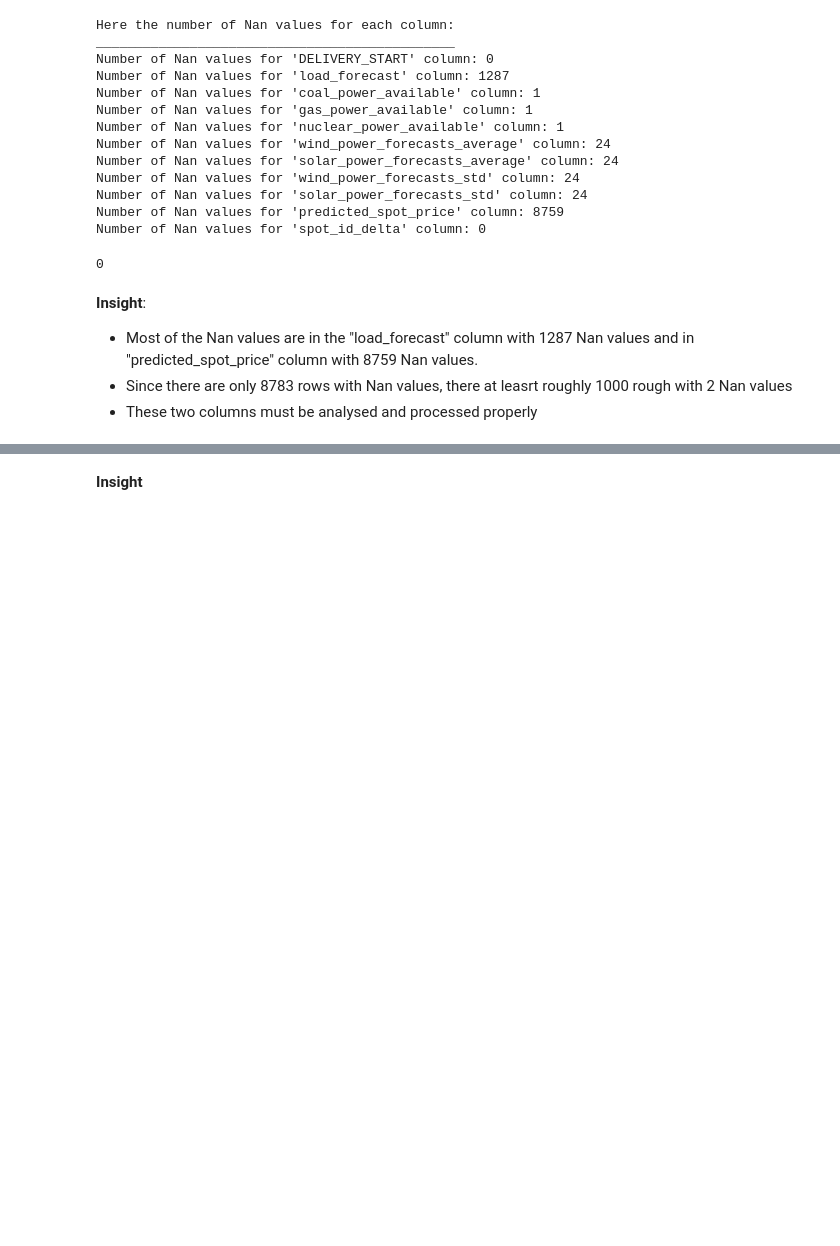
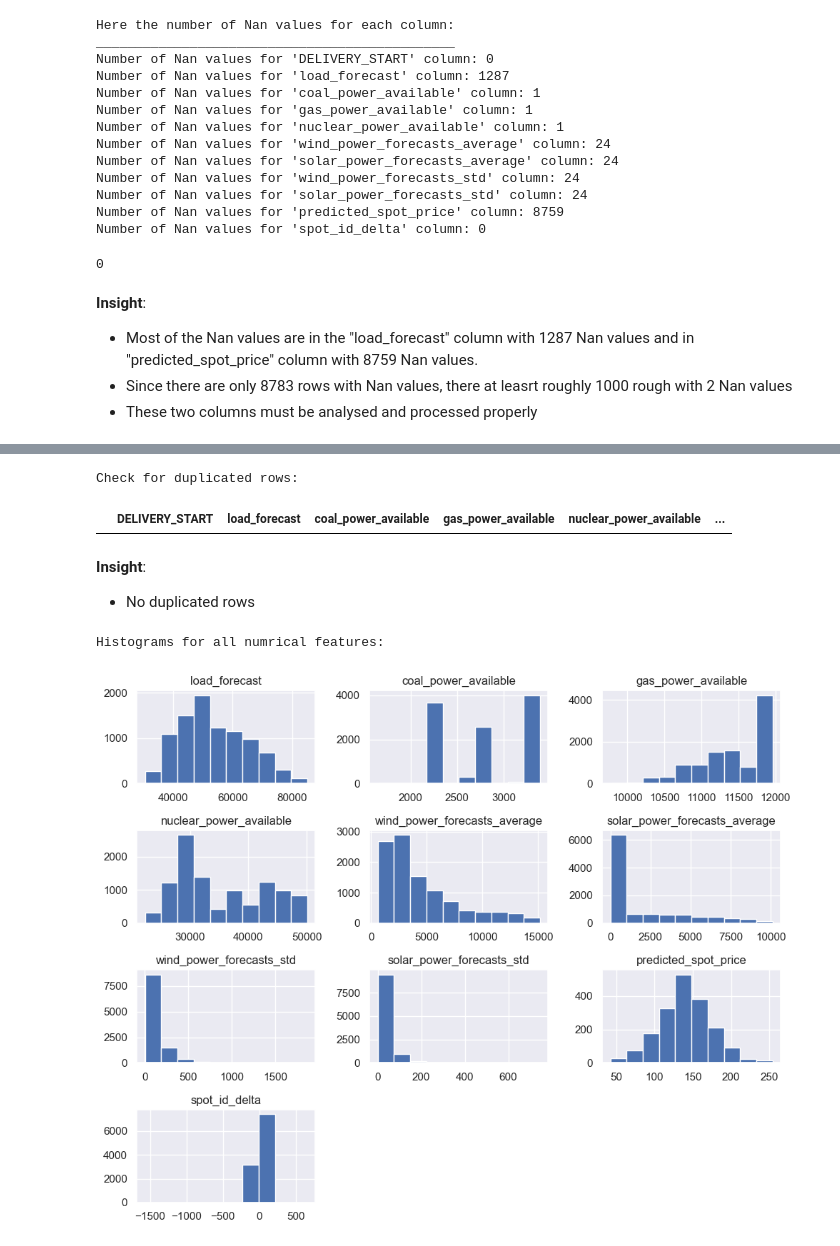
Before and after one commit to stabilo140/Data_Challenge_elmy, a Jupyter notebook: data_challenge.ipynb, the cells around one changed output, grey strips where cells are left out. Cells and saved outputs as stored; diff of their text form; code cells hidden in the pictures; blank space fills up the shorter version.

```diff
--- a/data_challenge.ipynb
+++ b/data_challenge.ipynb
@@ -162,2 +221,20 @@ Statistical description:
+# %%
+# Check for duplicated rows
+print("\nCheck for duplicated rows:")
+df[df.duplicated(keep=False)].sort_values(by=df.columns.to_list())
+# %% [output]
+Check for duplicated rows:
+|  | DELIVERY_START | load_forecast | coal_power_available | gas_power_available | nuclear_power_available | ... |
 # %% [markdown]
-**Insight**
+**Insight**:
+
+- No duplicated rows
+# %%
+# Histograms for all numrical features
+print("\nHistograms for all numrical features:")
+df.hist(figsize=(10, 8))
+plt.tight_layout()
+plt.show()
+# %% [output]
+Histograms for all numrical features:
+[figure, added]
```
Also changed, not shown: parts of 4 cells of this notebook.
